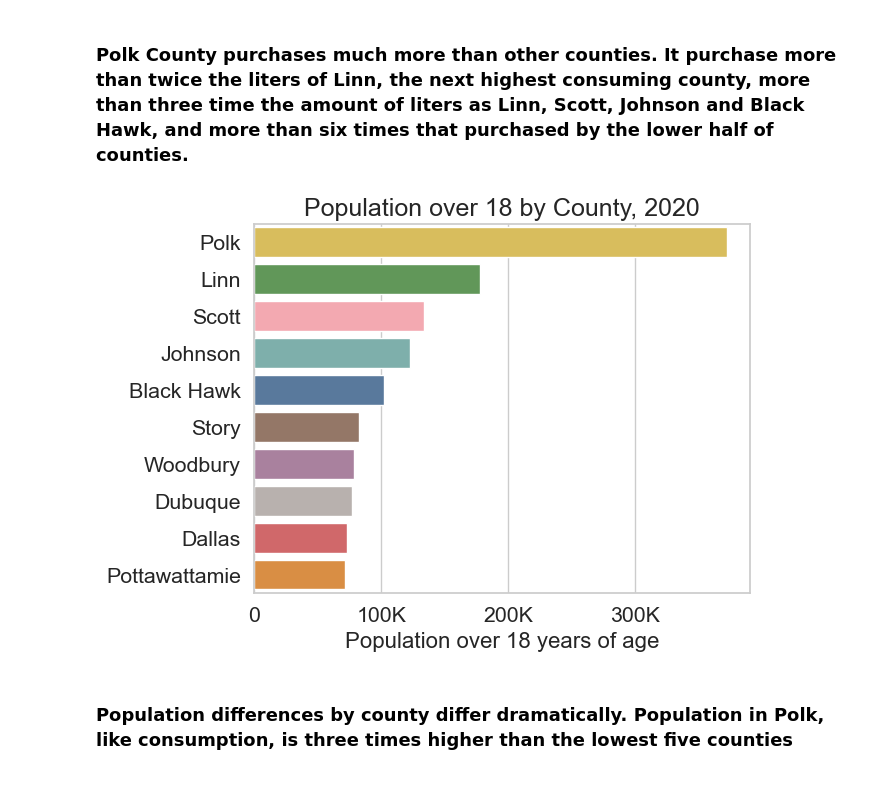
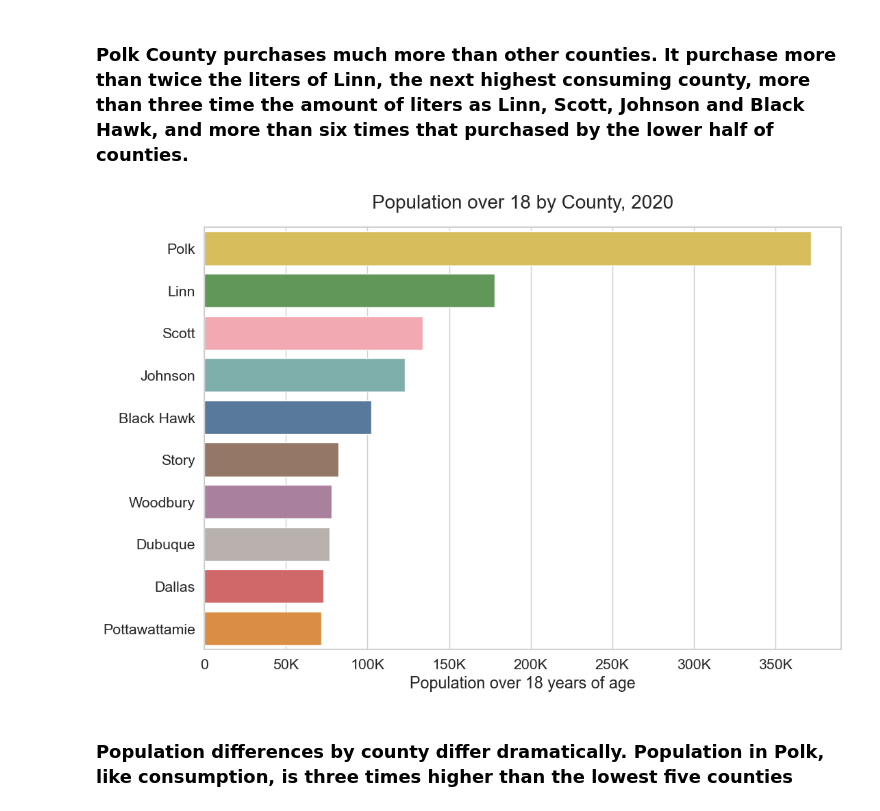
Before and after one commit to amoutafian/iowa_liquor_project, a Jupyter notebook: Iowa _liquor_exploratory_analysis.ipynb, the cells around one changed output. Cells and saved outputs as stored; diff of their text form; code cells hidden in the pictures; blank space fills up the shorter version.

```diff
--- a/Iowa _liquor_exploratory_analysis.ipynb
+++ b/Iowa _liquor_exploratory_analysis.ipynb
@@ -179,6 +179,10 @@ liters_sold_per_adult_df
 | 9 | Dallas | 48.841635 |
 # %% [markdown]
 # Visual feature exploration
+# %%
+plt.rcParams['figure.figsize'] = (12, 8)
+plt.rc('axes', titlesize = 20)
+plt.rc('axes', labelsize = 18)
 # %%
 sns.barplot(x = 'liters_sold', y = 'county', data= liters_per_county_df,  palette= county_colors)
 ax = plt.gca()
@@ -197,19 +200,19 @@ plt.savefig('liquor_liters_sold.png', transparent= True, bbox_inches='tight', pa
 # %%
 sns.barplot( x = 'population_over_18', y = 'county', data = liters_sold_and_adult_pop_df, palette = county_colors)
 ax = plt.gca()
-ax.set_title( "Population over 18 by County, 2020", size = 18 )
-ax.set_xlabel( "Population over 18 years of age" , size = 16 )
+ax.set_title( "Population over 18 by County, 2020" , pad = 20)
+ax.set_xlabel( "Population over 18 years of age")
 ax.set_ylabel(None)
 #remove plot grey default
 
 #add lines and ticks
 sns.axes_style("ticks")
 sns.set_style("whitegrid")
 ax.xaxis.set_major_formatter(tick.FuncFormatter(ticker))
 
 plt.savefig('liquor_sales_per_adult.png', transparent=True, bbox_inches='tight', pad_inches=0)
 # %% [output]
-[figure, old version]
+[figure, new version]
 # %% [markdown]
 ### Population differences by county differ dramatically. Population in Polk, like consumption, is three times higher than the lowest five counties
 # %% [markdown]
```
Also changed, not shown: parts of 5 cells of this notebook.
